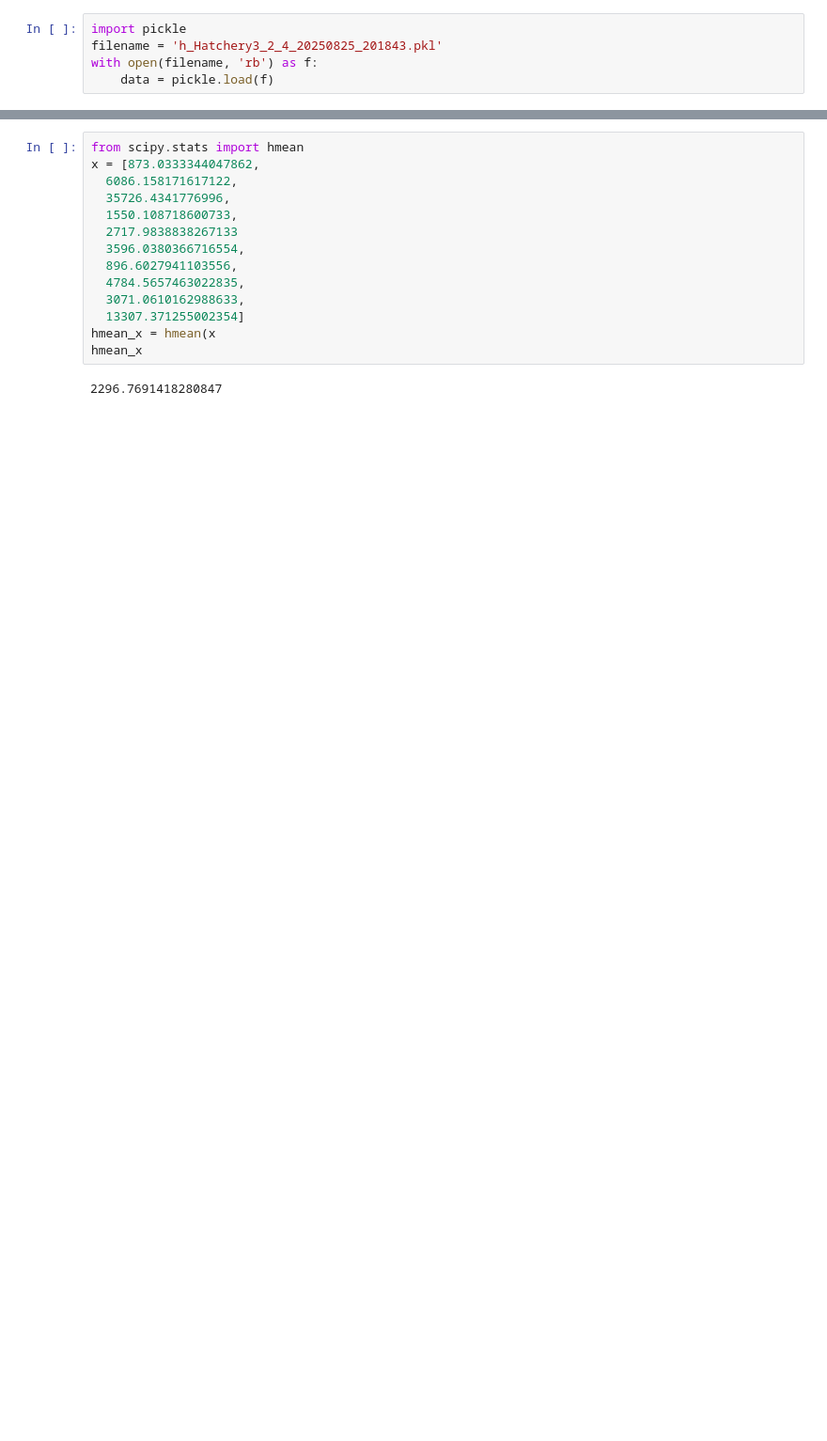
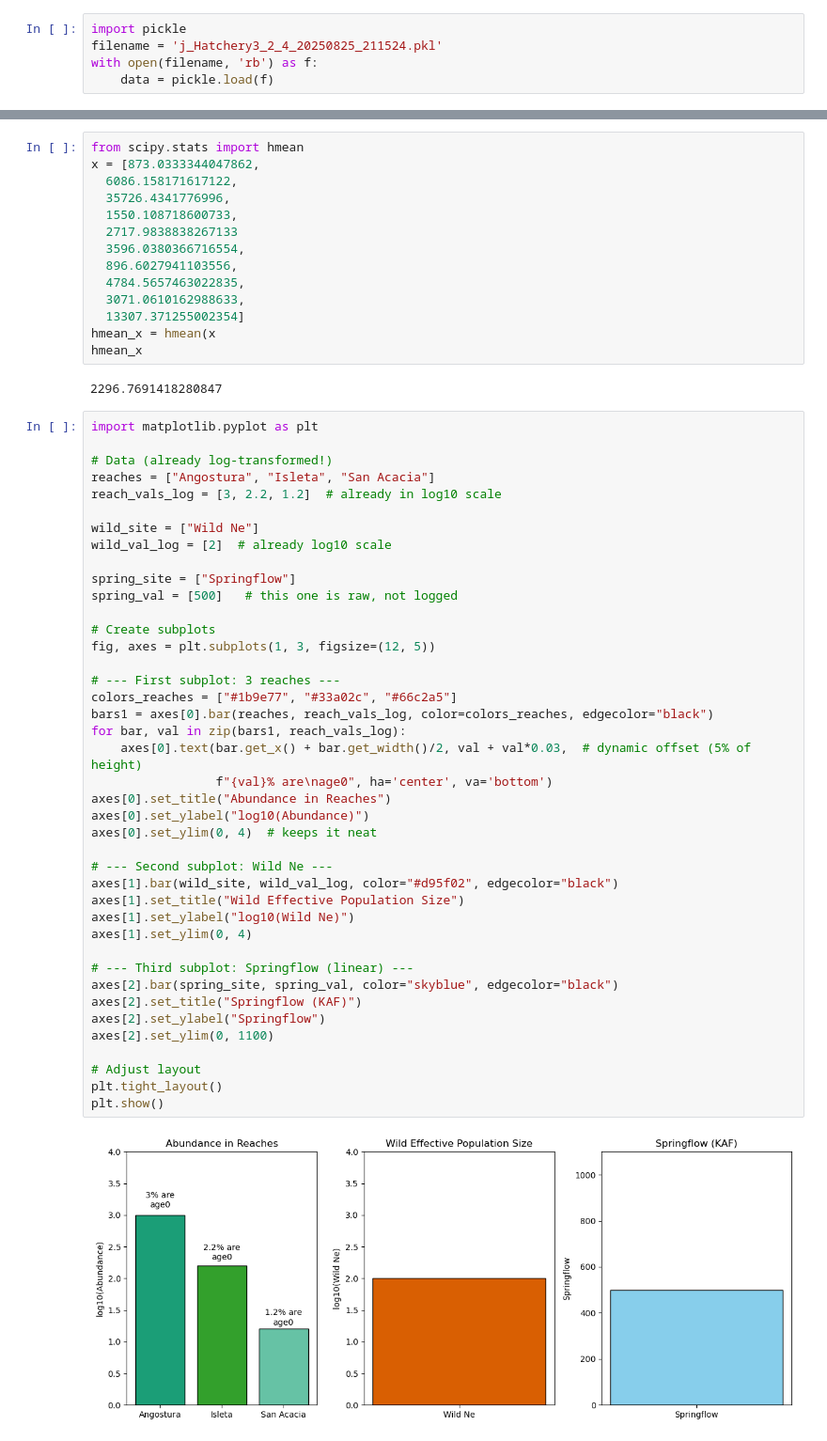
Before and after one commit to hyunseoky9/stockminnow, a Jupyter notebook: data/dataview.ipynb, the cells around one changed output, grey strips where cells are left out. Shown at 94% size. Cells and saved outputs as stored; diff of their text form; blank space fills up the shorter version.

```diff
--- a/data/dataview.ipynb
+++ b/data/dataview.ipynb
@@ -1,6 +1,6 @@
 # %%
 import pickle
-filename = 'h_Hatchery3_2_4_20250825_201843.pkl'
+filename = 'j_Hatchery3_2_4_20250825_211524.pkl'
 with open(filename, 'rb') as f:
     data = pickle.load(f)
 # %%
@@ -38,3 +39,46 @@ hmean_x = hmean(x
 hmean_x
 # %% [output]
 2296.7691418280847
+# %%
+import matplotlib.pyplot as plt
+
+# Data (already log-transformed!)
+reaches = ["Angostura", "Isleta", "San Acacia"]
+reach_vals_log = [3, 2.2, 1.2]  # already in log10 scale
+
+wild_site = ["Wild Ne"]
+wild_val_log = [2]  # already log10 scale
+
+spring_site = ["Springflow"]
+spring_val = [500]   # this one is raw, not logged
+
+# Create subplots
+fig, axes = plt.subplots(1, 3, figsize=(12, 5))
+
+# --- First subplot: 3 reaches ---
+colors_reaches = ["#1b9e77", "#33a02c", "#66c2a5"]
+bars1 = axes[0].bar(reaches, reach_vals_log, color=colors_reaches, edgecolor="black")
+for bar, val in zip(bars1, reach_vals_log):
+    axes[0].text(bar.get_x() + bar.get_width()/2, val + val*0.03,  # dynamic offset (5% of height)
+                 f"{val}% are\nage0", ha='center', va='bottom')
+axes[0].set_title("Abundance in Reaches")
+axes[0].set_ylabel("log10(Abundance)")
+axes[0].set_ylim(0, 4)  # keeps it neat
+
+# --- Second subplot: Wild Ne ---
+axes[1].bar(wild_site, wild_val_log, color="#d95f02", edgecolor="black")
+axes[1].set_title("Wild Effective Population Size")
+axes[1].set_ylabel("log10(Wild Ne)")
+axes[1].set_ylim(0, 4)
+
+# --- Third subplot: Springflow (linear) ---
+axes[2].bar(spring_site, spring_val, color="skyblue", edgecolor="black")
+axes[2].set_title("Springflow (KAF)")
+axes[2].set_ylabel("Springflow")
+axes[2].set_ylim(0, 1100)
+
+# Adjust layout
+plt.tight_layout()
+plt.show()
+# %% [output]
+[figure, added]
```
Also changed, not shown: parts of 1 cell of this notebook, 15 other files.
